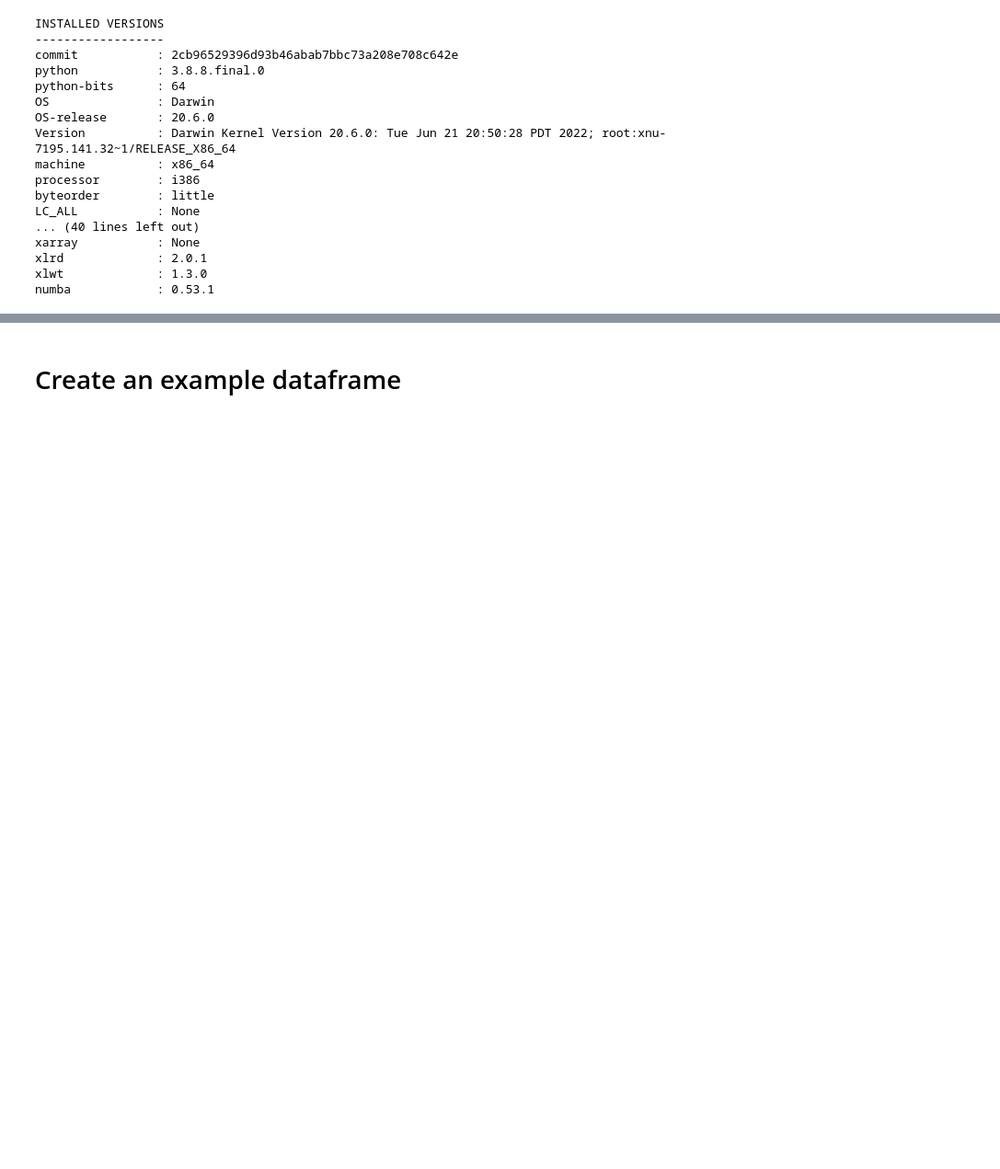
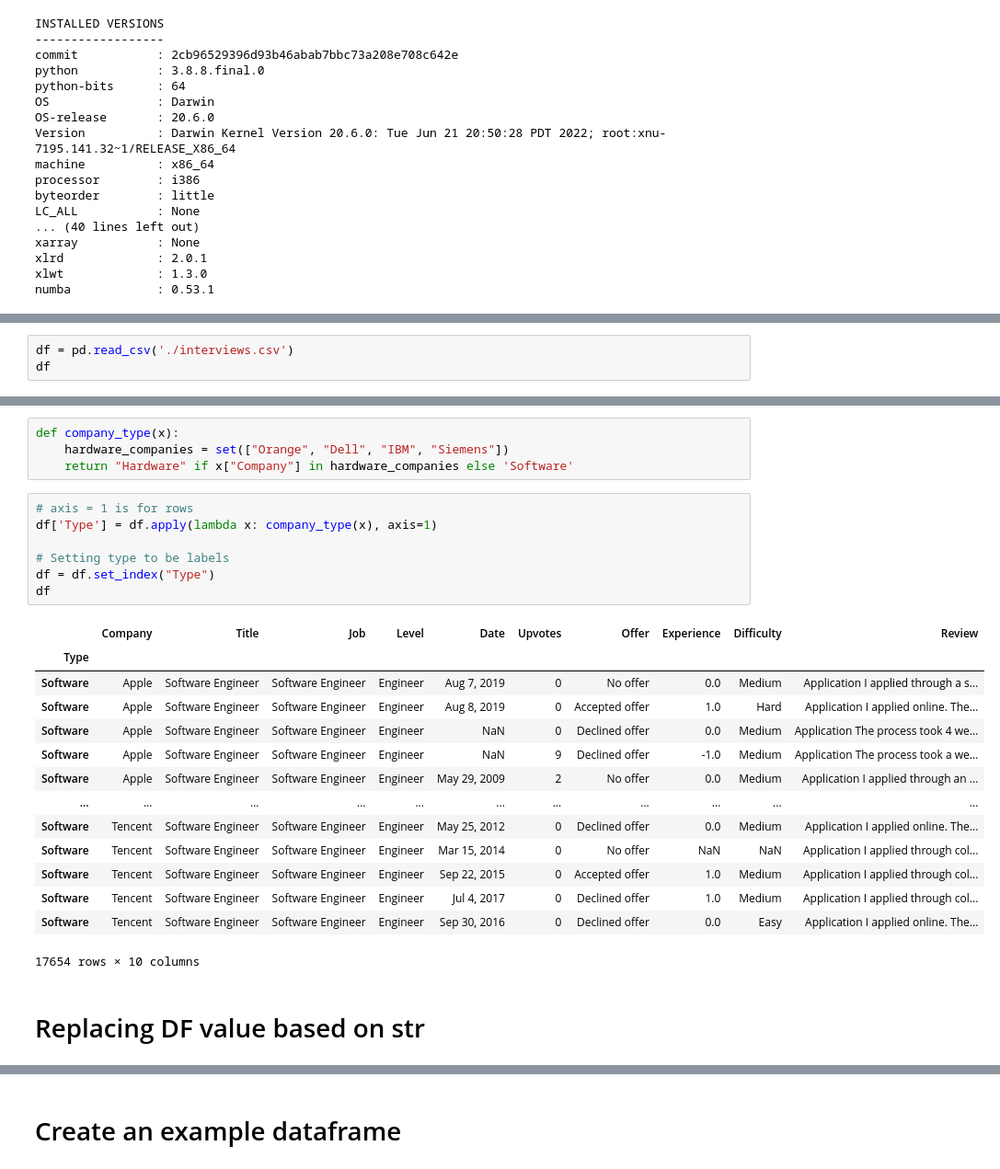
Before and after one commit to monika0603/SQL-practice, a Jupyter notebook: pandas-tricks.ipynb, the cells around one changed output, grey strips where cells are left out. Shown at 92% size. Cells and saved outputs as stored; diff of their text form; blank space fills up the shorter version.

```diff
--- a/pandas-tricks.ipynb
+++ b/pandas-tricks.ipynb
@@ -35,0 +82,3 @@ numba            : 0.53.1
+# %%
+df = pd.read_csv('./interviews.csv')
+df
@@ -35,0 +99,28 @@ numba            : 0.53.1
+# %%
+def company_type(x):
+    hardware_companies = set(["Orange", "Dell", "IBM", "Siemens"])
+    return "Hardware" if x["Company"] in hardware_companies else 'Software'
+# %%
+# axis = 1 is for rows
+df['Type'] = df.apply(lambda x: company_type(x), axis=1)
+
+# Setting type to be labels
+df = df.set_index("Type")
+df
+# %% [output]
+|  | Company | Title | Job | Level | Date | Upvotes | Offer | Experience | Difficulty | Review |
+| Type |  |  |  |  |  |  |  |  |  |  |
+| Software | Apple | Software Engineer | Software Engineer | Engineer | Aug 7, 2019 | 0 | No offer | 0.0 | Medium | Application I applied through a s... |
+| Software | Apple | Software Engineer | Software Engineer | Engineer | Aug 8, 2019 | 0 | Accepted offer | 1.0 | Hard | Application I applied online. The... |
+| Software | Apple | Software Engineer | Software Engineer | Engineer | NaN | 0 | Declined offer | 0.0 | Medium | Application The process took 4 we... |
+| Software | Apple | Software Engineer | Software Engineer | Engineer | NaN | 9 | Declined offer | -1.0 | Medium | Application The process took a we... |
+| Software | Apple | Software Engineer | Software Engineer | Engineer | May 29, 2009 | 2 | No offer | 0.0 | Medium | Application I applied through an ... |
+| ... | ... | ... | ... | ... | ... | ... | ... | ... | ... | ... |
+| Software | Tencent | Software Engineer | Software Engineer | Engineer | May 25, 2012 | 0 | Declined offer | 0.0 | Medium | Application I applied online. The... |
+| Software | Tencent | Software Engineer | Software Engineer | Engineer | Mar 15, 2014 | 0 | No offer | NaN | NaN | Application I applied through col... |
+| Software | Tencent | Software Engineer | Software Engineer | Engineer | Sep 22, 2015 | 0 | Accepted offer | 1.0 | Medium | Application I applied through col... |
+| Software | Tencent | Software Engineer | Software Engineer | Engineer | Jul 4, 2017 | 0 | Declined offer | 1.0 | Medium | Application I applied through col... |
+| Software | Tencent | Software Engineer | Software Engineer | Engineer | Sep 30, 2016 | 0 | Declined offer | 0.0 | Easy | Application I applied online. The... |
+17654 rows × 10 columns
+# %% [markdown]
+# Replacing DF value based on str
```
Also changed, not shown: parts of 17 cells of this notebook.
